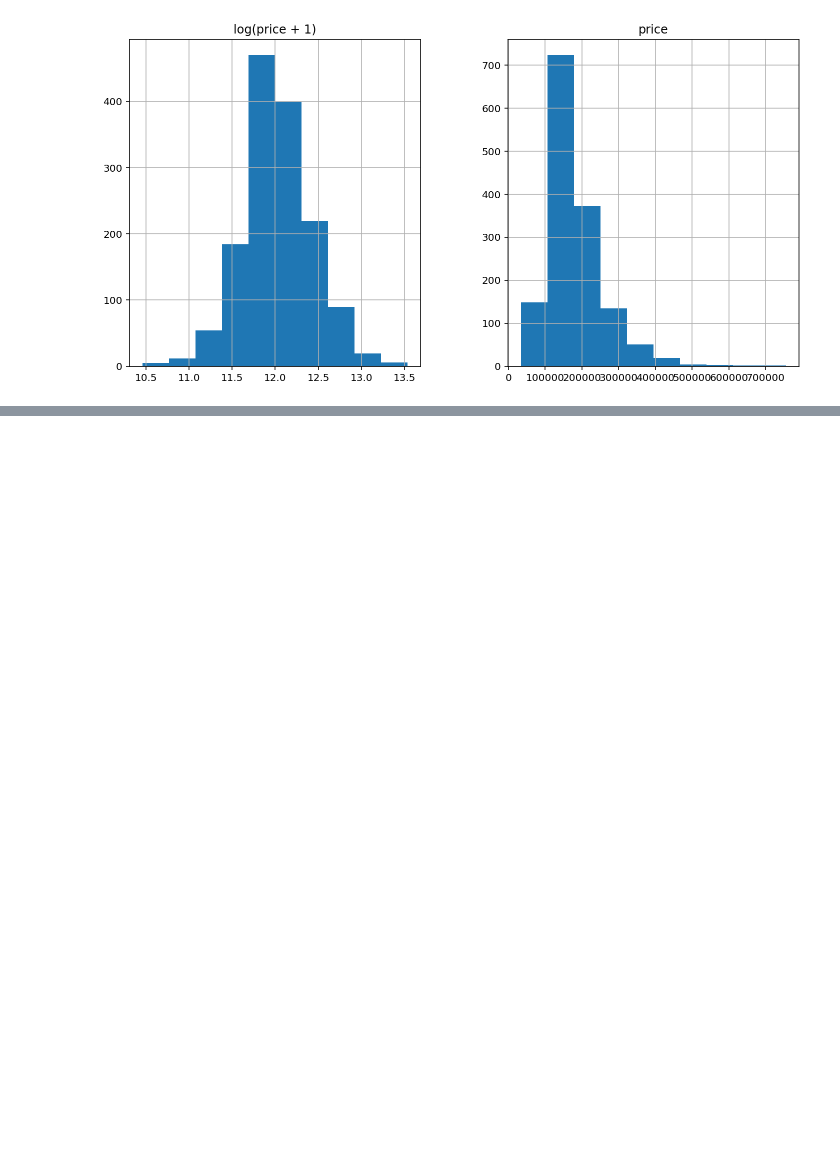
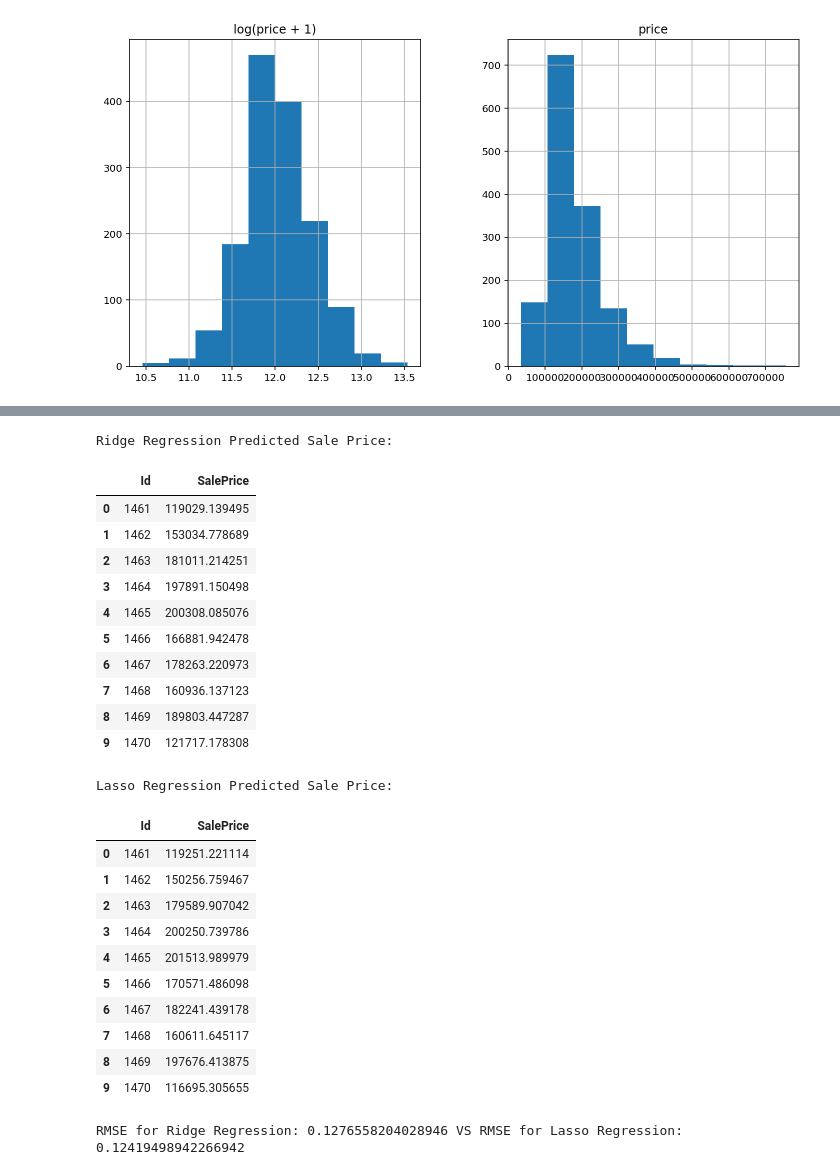
Before and after one commit to yue-cheng-wind/EE460J-Labs, a Jupyter notebook: Lab 3/Untitled.ipynb, the cells around one changed output, grey strips where cells are left out. Drawn from its saved outputs; the diff is of its cells as text; code cells hidden in the pictures; blank space fills up the shorter version.

```diff
--- a/Lab 3/Untitled.ipynb
+++ b/Lab 3/Untitled.ipynb
@@ -79,0 +89,47 @@ print(np.expm1(rmse_lasso))
+# %%
+alphas = [0.001, 0.005, 0.01, 0.05, 0.1, 0.3, 1, 3, 5, 10, 30, 50]
+
+rr_cv = RidgeCV(alphas = alphas, cv = 5).fit(X_train, y)
+ls_cv = LassoCV(alphas = alphas, cv = 5).fit(X_train, y)
+
+predicted_rr_cv = np.expm1(rr_cv.predict(X_test))
+predicted_ls_cv = np.expm1(ls_cv.predict(X_test))
+
+print("Ridge Regression Predicted Sale Price:")
+rr_table = pd.DataFrame({"Id": test["Id"], "SalePrice": predicted_rr_cv})
+display(rr_table.head(n=10))
+
+print("Lasso Regression Predicted Sale Price:")
+ls_table = pd.DataFrame({"Id": test["Id"], "SalePrice": predicted_ls_cv})
+display(ls_table.head(n=10))
+
+print("RMSE for Ridge Regression:", rmse_cv(rr_cv).mean(), "VS RMSE for Lasso Regression:", rmse_cv(ls_cv).mean())
+
+rr_table.to_csv("ridge.csv", encoding='utf-8', index=False)
+ls_table.to_csv("lasso.csv", encoding='utf-8', index=False)
+# %% [output]
+Ridge Regression Predicted Sale Price:
+|  | Id | SalePrice |
+| 0 | 1461 | 119029.139495 |
+| 1 | 1462 | 153034.778689 |
+| 2 | 1463 | 181011.214251 |
+| 3 | 1464 | 197891.150498 |
+| 4 | 1465 | 200308.085076 |
+| 5 | 1466 | 166881.942478 |
+| 6 | 1467 | 178263.220973 |
+| 7 | 1468 | 160936.137123 |
+| 8 | 1469 | 189803.447287 |
+| 9 | 1470 | 121717.178308 |
+Lasso Regression Predicted Sale Price:
+|  | Id | SalePrice |
+| 0 | 1461 | 119251.221114 |
+| 1 | 1462 | 150256.759467 |
+| 2 | 1463 | 179589.907042 |
+| 3 | 1464 | 200250.739786 |
+| 4 | 1465 | 201513.989979 |
+| 5 | 1466 | 170571.486098 |
+| 6 | 1467 | 182241.439178 |
+| 7 | 1468 | 160611.645117 |
+| 8 | 1469 | 197676.413875 |
+| 9 | 1470 | 116695.305655 |
+RMSE for Ridge Regression: 0.1276558204028946 VS RMSE for Lasso Regression: 0.12419498942266942
```
Also changed, not shown: parts of 5 cells of this notebook, 2 other files.
